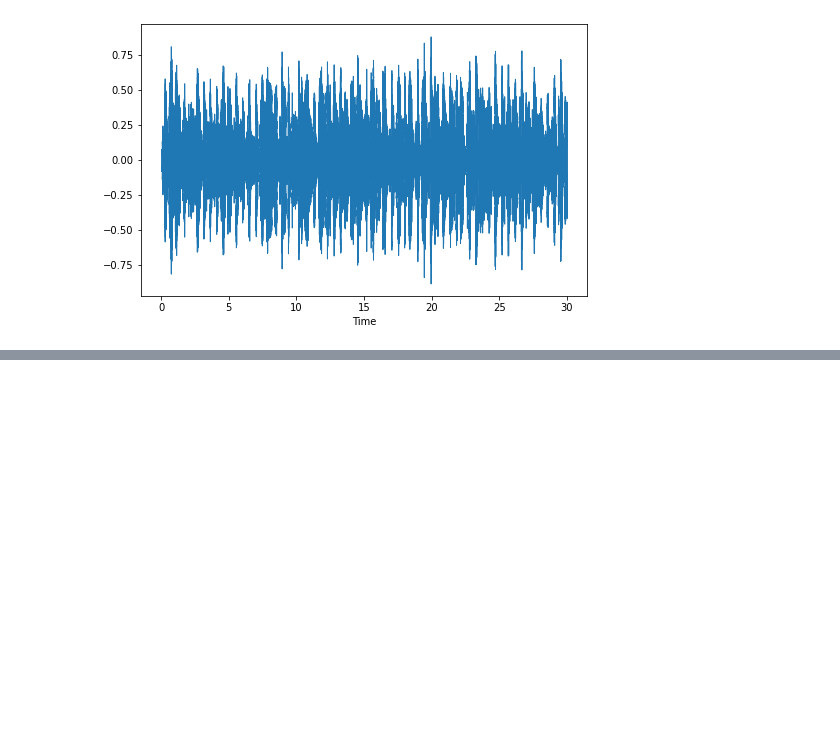
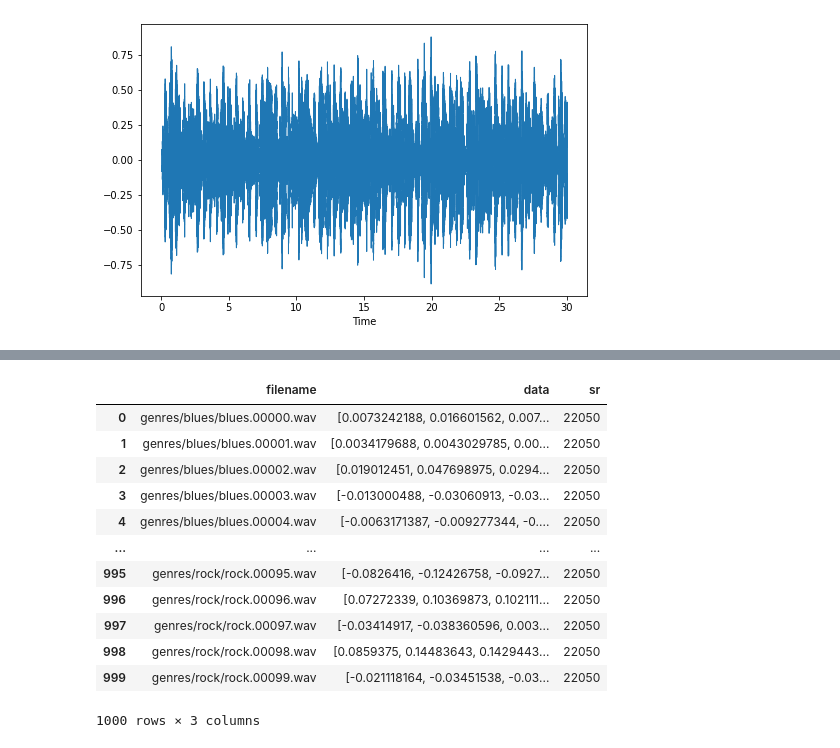
Before and after one commit to bonjarlow/ML-audio_genre-project, a Jupyter notebook: Genre Audio Classification.ipynb, the cells around one changed output, grey strips where cells are left out. Cells and saved outputs as stored; diff of their text form; code cells hidden in the pictures; blank space fills up the shorter version.

```diff
--- a/Genre Audio Classification.ipynb
+++ b/Genre Audio Classification.ipynb
@@ -27,0 +53,14 @@ False
+# %%
+import os
+directory = 'genres'
+
+df = pd.DataFrame(columns =['filename','data','sr'])
+
+for folders in os.listdir(directory):
+    # folders in 'genres'
+    if folders != '.DS_Store':
+        for filename in os.listdir(directory+"/"+folders):
+            f = os.path.join(directory, folders, filename)
+            data, sr = librosa.load(f)
+            insert_data = {'filename':str(f), 'data': data, 'sr': sr}
+            df = df.append(insert_data, ignore_index=True)
@@ -27,0 +76,20 @@ False
+# %%
+dataframe=df.copy()
+# %%
+dataframe.sort_values('filename', inplace=True)
+dataframe.reset_index(drop=True, inplace=True)
+dataframe
+# %% [output]
+|  | filename | data | sr |
+| 0 | genres/blues/blues.00000.wav | [0.0073242188, 0.016601562, 0.007... | 22050 |
+| 1 | genres/blues/blues.00001.wav | [0.0034179688, 0.0043029785, 0.00... | 22050 |
+| 2 | genres/blues/blues.00002.wav | [0.019012451, 0.047698975, 0.0294... | 22050 |
+| 3 | genres/blues/blues.00003.wav | [-0.013000488, -0.03060913, -0.03... | 22050 |
+| 4 | genres/blues/blues.00004.wav | [-0.0063171387, -0.009277344, -0.... | 22050 |
+| ... | ... | ... | ... |
+| 995 | genres/rock/rock.00095.wav | [-0.0826416, -0.12426758, -0.0927... | 22050 |
+| 996 | genres/rock/rock.00096.wav | [0.07272339, 0.10369873, 0.102111... | 22050 |
+| 997 | genres/rock/rock.00097.wav | [-0.03414917, -0.038360596, 0.003... | 22050 |
+| 998 | genres/rock/rock.00098.wav | [0.0859375, 0.14483643, 0.1429443... | 22050 |
+| 999 | genres/rock/rock.00099.wav | [-0.021118164, -0.03451538, -0.03... | 22050 |
+1000 rows × 3 columns
```
Also changed, not shown: parts of 10 cells of this notebook.
